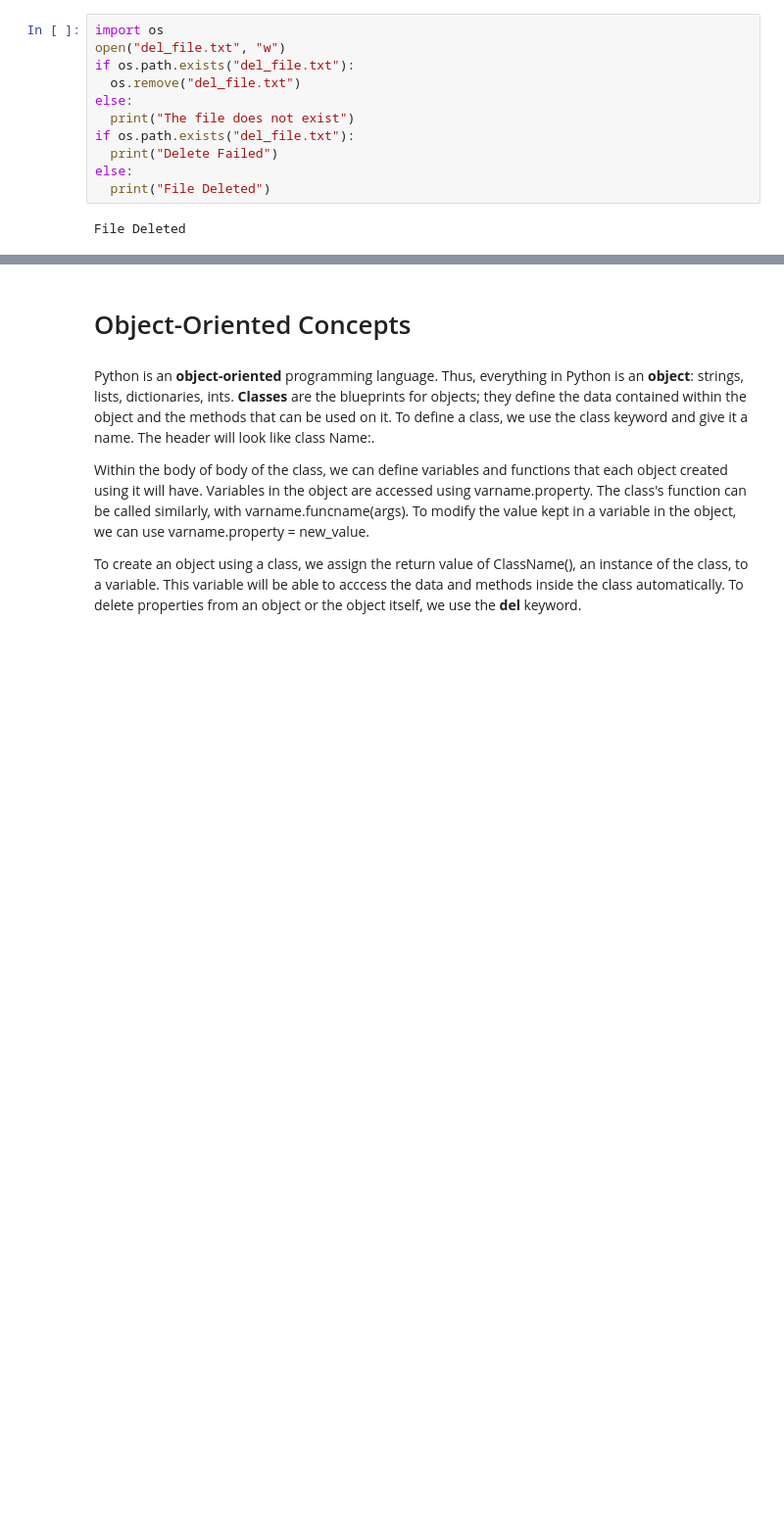
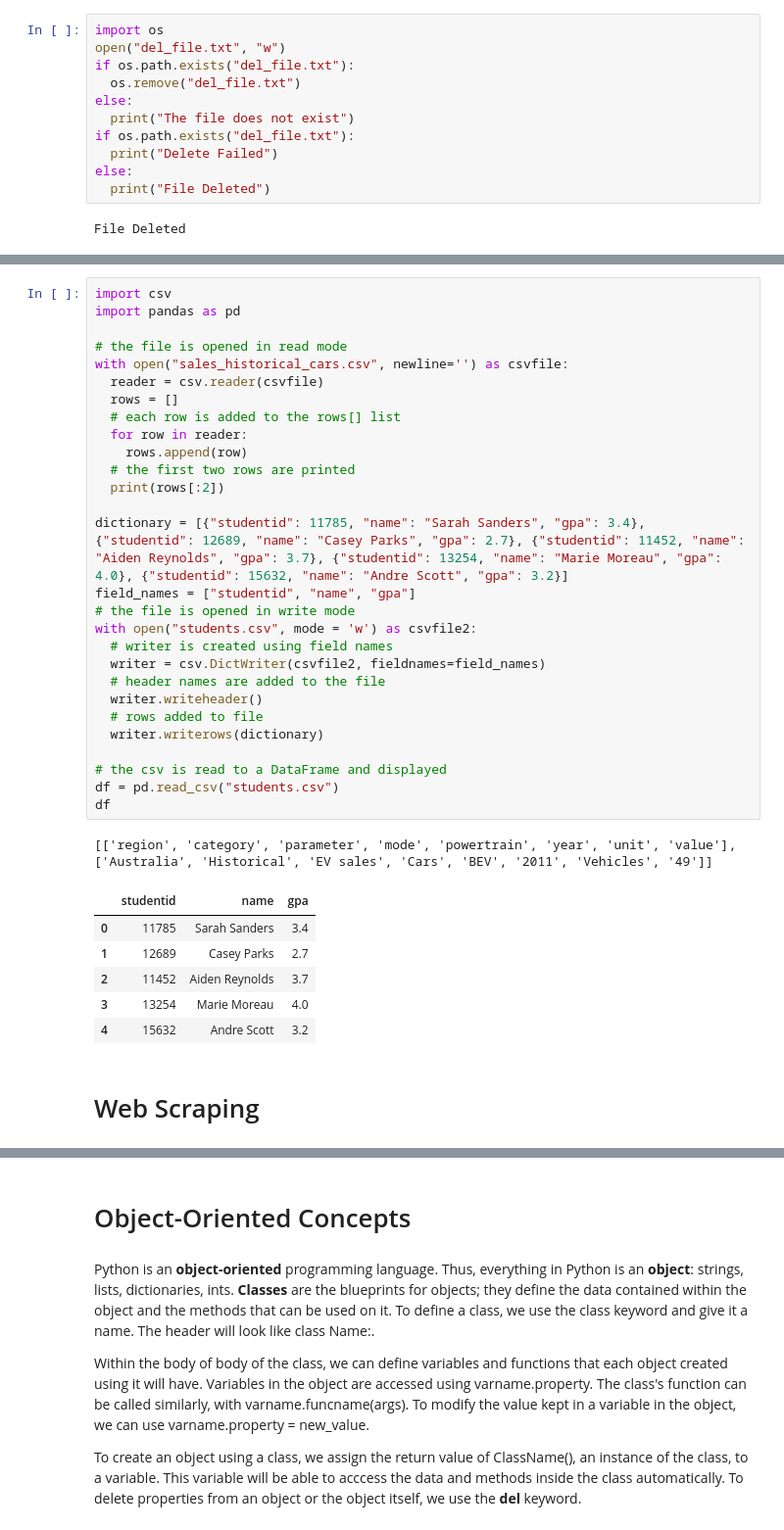
Before and after one commit to sbolla777/2025-Summer-Project, a Jupyter notebook: Notes/Module-3/python_notes.ipynb, the cells around one changed output, grey strips where cells are left out. Shown at 98% size. Drawn from its saved outputs; the diff is of its cells as text; blank space fills up the shorter version.

```diff
--- a/Notes/Module-3/python_notes.ipynb
+++ b/Notes/Module-3/python_notes.ipynb
@@ -655,0 +704,38 @@ File Deleted
+# %%
+import csv
+import pandas as pd
+
+# the file is opened in read mode
+with open("sales_historical_cars.csv", newline='') as csvfile:
+  reader = csv.reader(csvfile)
+  rows = []
+  # each row is added to the rows[] list
+  for row in reader:
+    rows.append(row)
+  # the first two rows are printed
+  print(rows[:2])
+
+dictionary = [{"studentid": 11785, "name": "Sarah Sanders", "gpa": 3.4}, {"studentid": 12689, "name": "Casey Parks", "gpa": 2.7}, {"studentid": 11452, "name": "Aiden Reynolds", "gpa": 3.7}, {"studentid": 13254, "name": "Marie Moreau", "gpa": 4.0}, {"studentid": 15632, "name": "Andre Scott", "gpa": 3.2}]
+field_names = ["studentid", "name", "gpa"]
+# the file is opened in write mode
+with open("students.csv", mode = 'w') as csvfile2:
+  # writer is created using field names
+  writer = csv.DictWriter(csvfile2, fieldnames=field_names)
+  # header names are added to the file
+  writer.writeheader()
+  # rows added to file
+  writer.writerows(dictionary)
+
+# the csv is read to a DataFrame and displayed
+df = pd.read_csv("students.csv")
+df
+# %% [output]
+[['region', 'category', 'parameter', 'mode', 'powertrain', 'year', 'unit', 'value'], ['Australia', 'Historical', 'EV sales', 'Cars', 'BEV', '2011', 'Vehicles', '49']]
+|  | studentid | name | gpa |
+| 0 | 11785 | Sarah Sanders | 3.4 |
+| 1 | 12689 | Casey Parks | 2.7 |
+| 2 | 11452 | Aiden Reynolds | 3.7 |
+| 3 | 13254 | Marie Moreau | 4.0 |
+| 4 | 15632 | Andre Scott | 3.2 |
+# %% [markdown]
+# Web Scraping
```
Also changed, not shown: parts of 5 cells of this notebook.
